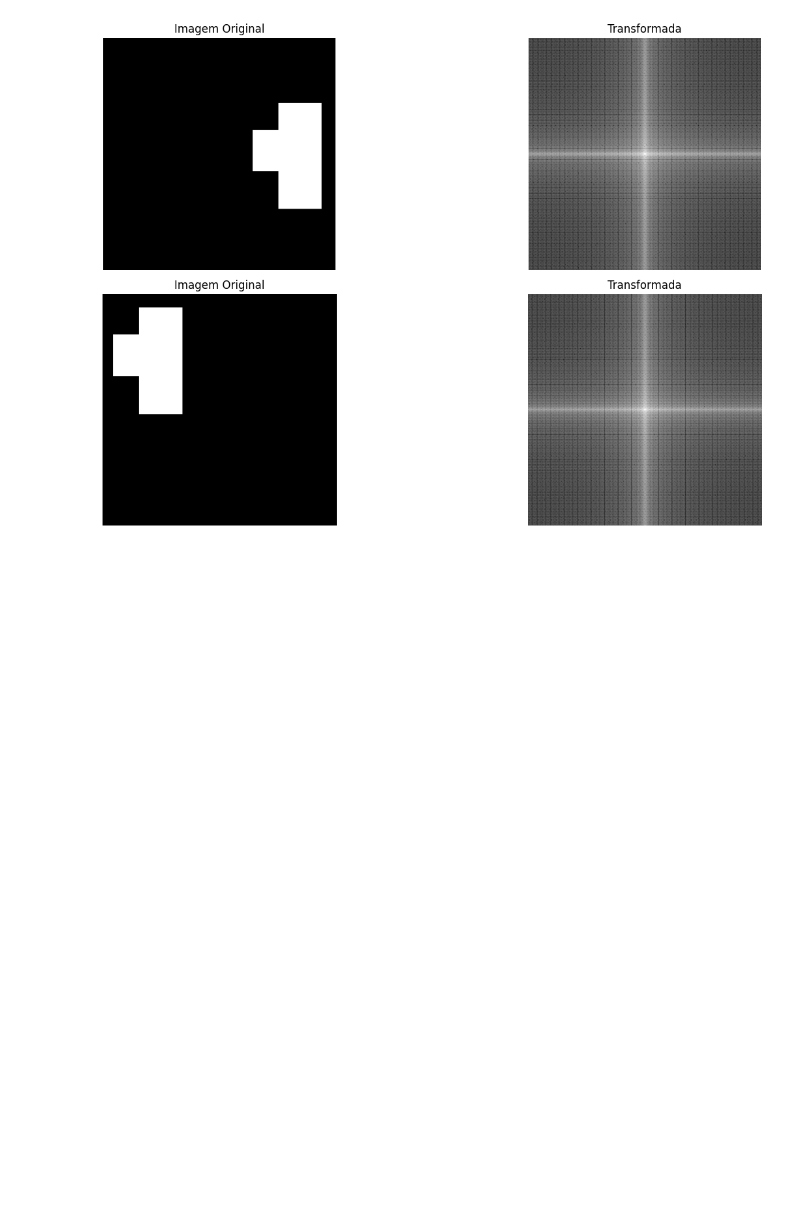
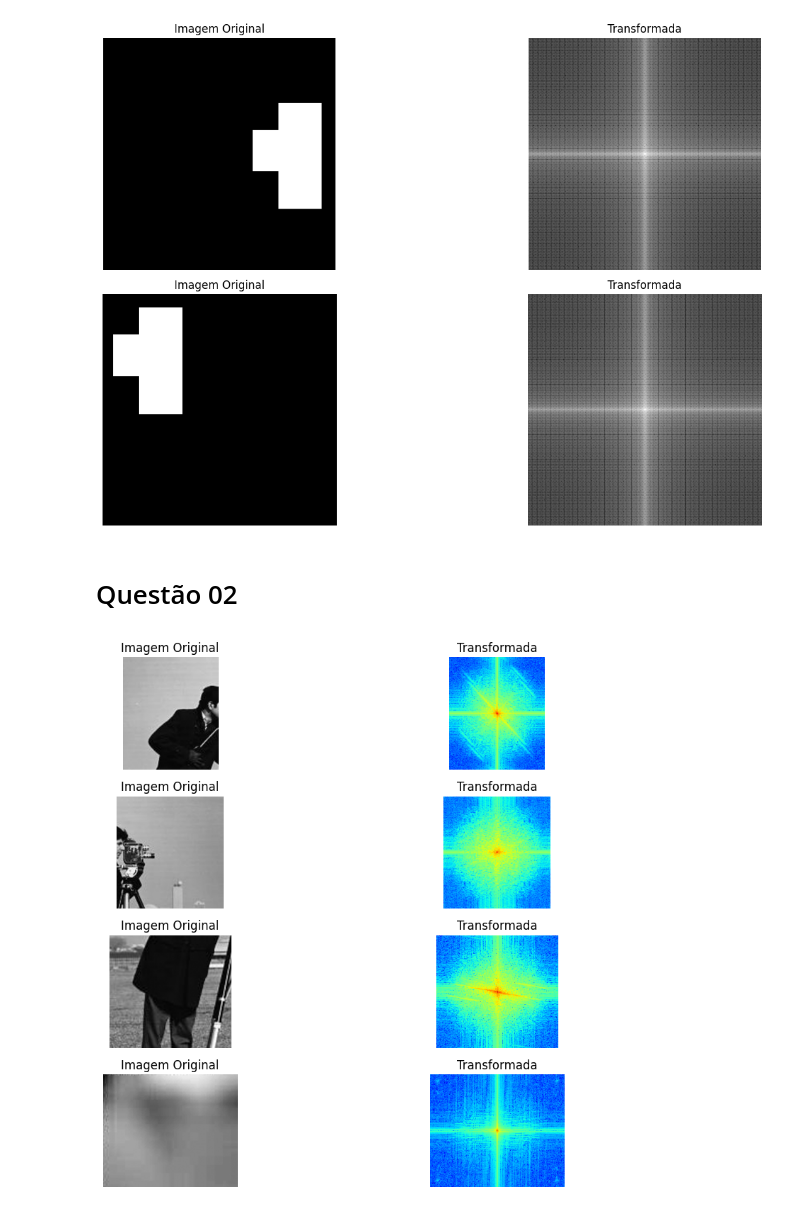
Before and after one commit to Manuelfjr/pdi, a Jupyter notebook: notebooks/01_atv02_code.ipynb, the cells around one changed output. Cells and saved outputs as stored; diff of their text form; code cells hidden in the pictures; blank space fills up the shorter version.

Commit message:
update: add transformadas

```diff
--- a/notebooks/01_atv02_code.ipynb
+++ b/notebooks/01_atv02_code.ipynb
@@ -25,14 +25,18 @@ def apply_fourier_transform(image):
 def plot_images(dict_content: dict[str], figsize: tuple[int, int] = (12, 6)) -> tuple[plt.Figure, np.ndarray]:
     fig, ax = plt.subplots(len(dict_content), 2, figsize=figsize)
 
+    # Ensure ax is always a 2D array
+    if len(dict_content) == 1:
+        ax = np.expand_dims(ax, axis=0)
+
     # Imagem original
     for idx, (key, value) in enumerate(dict_content.items()):
         ax[idx, 0].set_title("Imagem Original")
-        ax[idx, 0].imshow(value["original"], cmap='gray')
+        ax[idx, 0].imshow(value["original"]["img"], **value["original"]["args"])
         ax[idx, 0].axis('off')
 
         ax[idx, 1].set_title("Transformada")
-        ax[idx, 1].imshow(value["transformada"], cmap='gray')
+        ax[idx, 1].imshow(value["transformada"]["img"], **value["transformada"]["args"])
         ax[idx, 1].axis('off')
 
     fig.tight_layout()
@@ -63,3 +85,33 @@ fig_q1_i1, ax_q1_i1 = plot_images(
 fig_q1_i1.savefig(path_assets / "atv02-q01-05.png", dpi=400, bbox_inches='tight')
 # %% [output]
 [figure]
+# %% [markdown]
+# Questão 02
+# %%
+q2_imgs = {
+    f"q0{k}": load_image(path_assets / f"atv02-q02-0{k}.png") for k in range(3, 7)
+}
+
+transformadas = {
+    key: apply_fourier_transform(value) for key, value in q2_imgs.items()
+}
+
+fig_q2_i1, ax_q2_i1 = plot_images(
+    {
+        key: {
+            "original": {
+                "img": q2_imgs[key],
+                "args": {"cmap": 'gray'}
+            },
+            "transformada": {
+                "img": value,
+                "args": {"cmap": 'jet'}
+            }
+        }
+        for key, value in transformadas.items()
+    },
+    figsize=(12, 8)
+)
+fig_q2_i1.savefig(path_assets / "atv02-q02-07.png", dpi=400, bbox_inches='tight')
+# %% [output]
+[figure, added]
```
Also changed, not shown: parts of 1 cell of this notebook, 6 other files.
